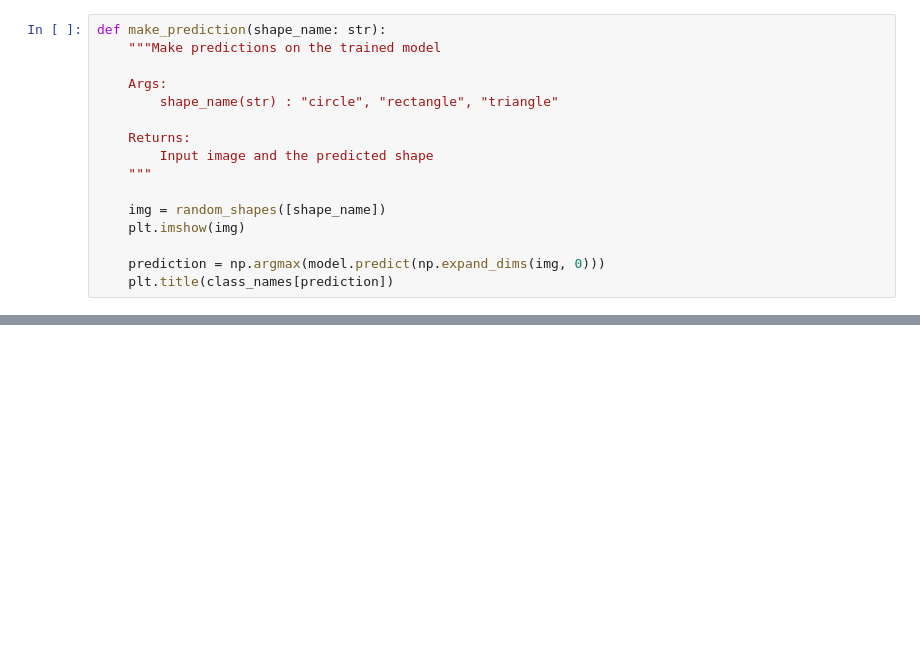
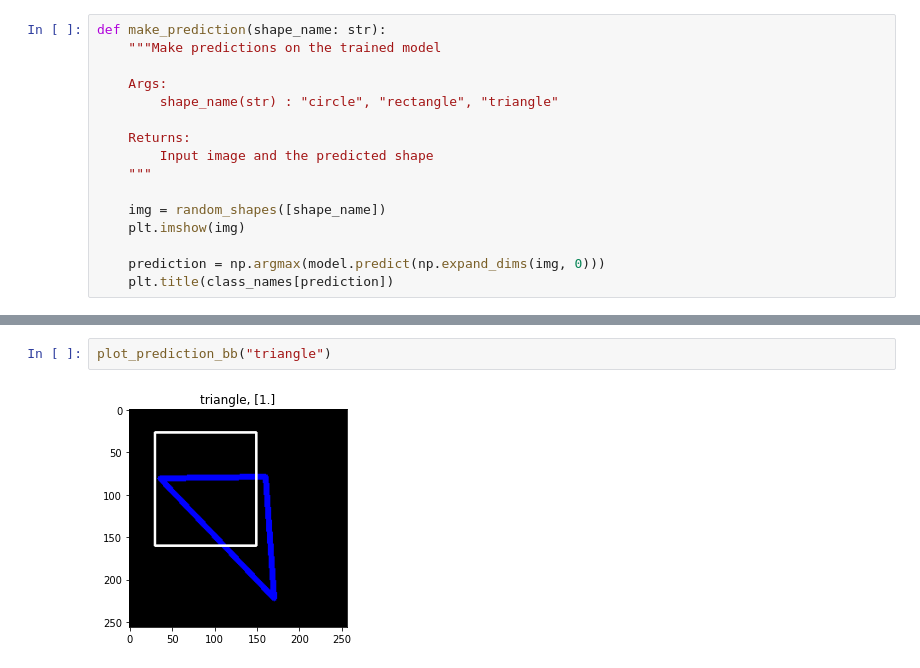
Before and after one commit to tonyreina/keras_tutorials, a Jupyter notebook: bounding_box_detectors.ipynb, the cells around one changed output, grey strips where cells are left out. Drawn from its saved outputs; the diff is of its cells as text; blank space fills up the shorter version.

```diff
--- a/bounding_box_detectors.ipynb
+++ b/bounding_box_detectors.ipynb
@@ -720,0 +912,4 @@ for idx, data in enumerate(ds_bb.take(rows * cols)):
+# %%
+plot_prediction_bb("triangle")
+# %% [output]
+[figure, added]
```
Also changed, not shown: parts of 76 cells of this notebook.
